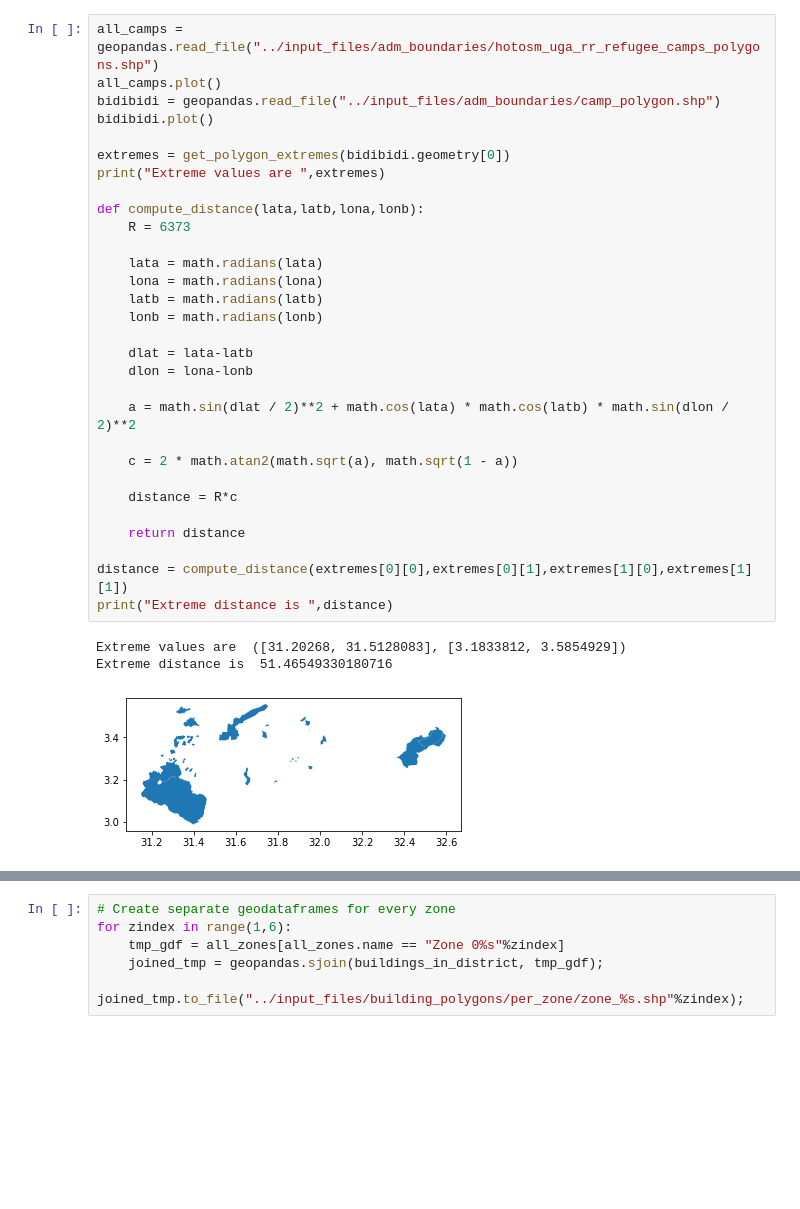
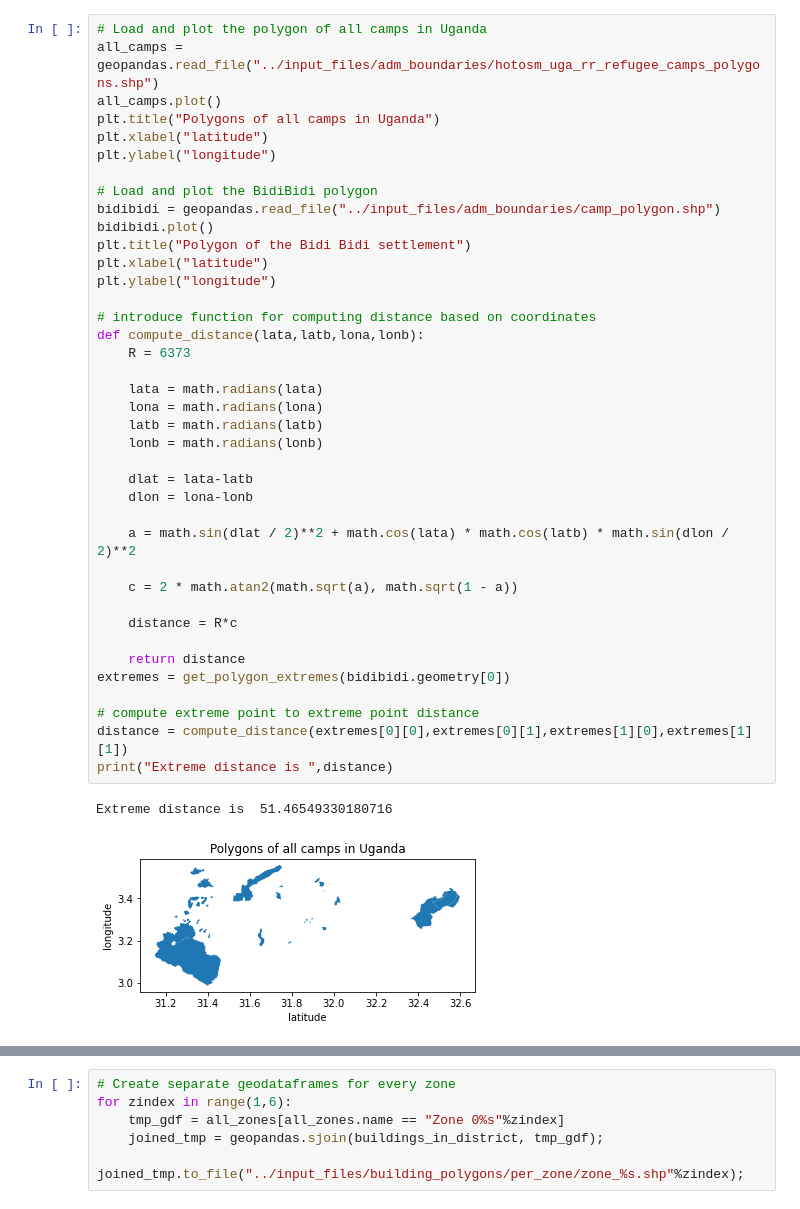
Before and after one commit to daanieo/FATM_opt, a Jupyter notebook: Data preparation.ipynb, the cells around one changed output, grey strips where cells are left out. Saved outputs shown, nothing was run; the diff lists cells and outputs as text; blank space fills up the shorter version.

```diff
--- a/Data preparation.ipynb
+++ b/Data preparation.ipynb
@@ -8,34 +25,42 @@ import math
 # %%
+# Load and plot the polygon of all camps in Uganda
 all_camps = geopandas.read_file("../input_files/adm_boundaries/hotosm_uga_rr_refugee_camps_polygons.shp")
 all_camps.plot()
+plt.title("Polygons of all camps in Uganda")
+plt.xlabel("latitude")
+plt.ylabel("longitude")
+
+# Load and plot the BidiBidi polygon
 bidibidi = geopandas.read_file("../input_files/adm_boundaries/camp_polygon.shp")
 bidibidi.plot()
+plt.title("Polygon of the Bidi Bidi settlement")
+plt.xlabel("latitude")
+plt.ylabel("longitude")
 
-extremes = get_polygon_extremes(bidibidi.geometry[0])
-print("Extreme values are ",extremes)
-
+# introduce function for computing distance based on coordinates
 def compute_distance(lata,latb,lona,lonb):
     R = 6373
 
     lata = math.radians(lata)
     lona = math.radians(lona)
     latb = math.radians(latb)
     lonb = math.radians(lonb)
 
     dlat = lata-latb
     dlon = lona-lonb
 
     a = math.sin(dlat / 2)**2 + math.cos(lata) * math.cos(latb) * math.sin(dlon / 2)**2
 
     c = 2 * math.atan2(math.sqrt(a), math.sqrt(1 - a))
 
     distance = R*c
 
     return distance
+extremes = get_polygon_extremes(bidibidi.geometry[0])
 
+# compute extreme point to extreme point distance
 distance = compute_distance(extremes[0][0],extremes[0][1],extremes[1][0],extremes[1][1])
 print("Extreme distance is ",distance)
 # %% [output]
-Extreme values are  ([31.20268, 31.5128083], [3.1833812, 3.5854929])
 Extreme distance is  51.46549330180716
-[figure, old version]
+[figure, new version]
```
Also changed, not shown: parts of 30 cells of this notebook, 5 other files.
